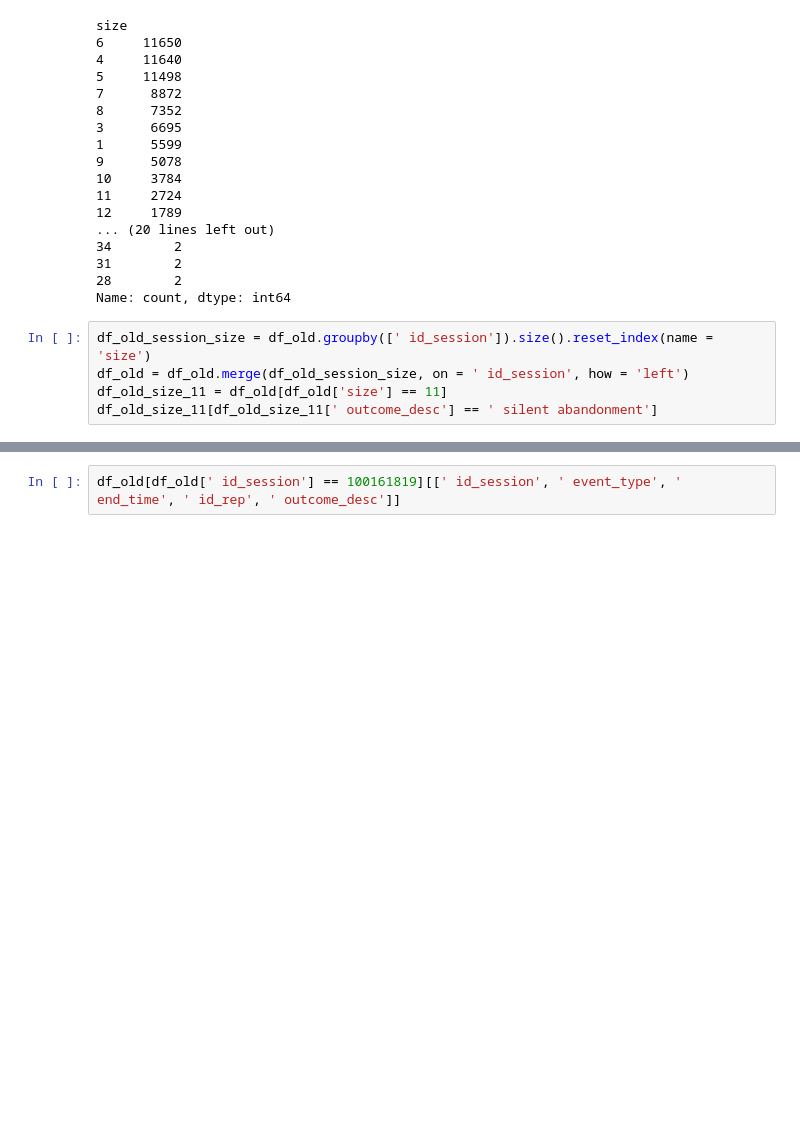
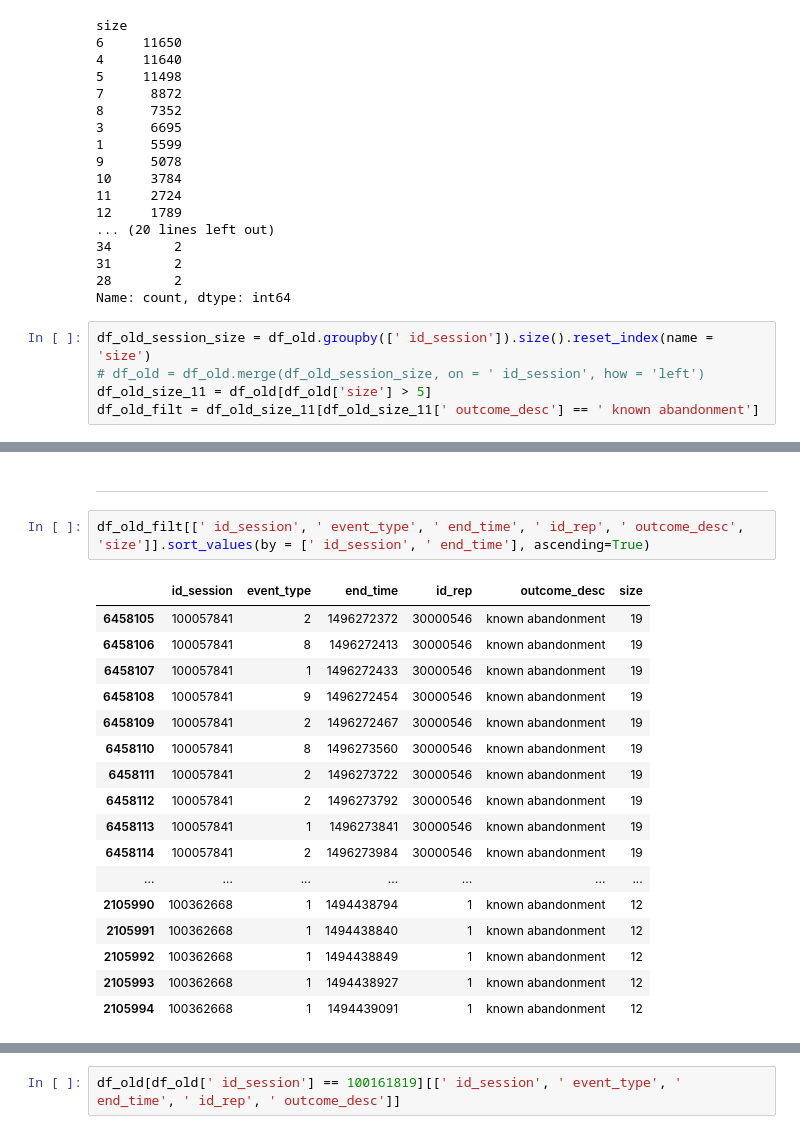
Before and after one commit to TamirS94/Service-system-research, a Jupyter notebook: Choiceset_error_analysis.ipynb, the cells around one changed output, grey strips where cells are left out. Cells and saved outputs as stored; diff of their text form; blank space fills up the shorter version.

```diff
--- a/Choiceset_error_analysis.ipynb
+++ b/Choiceset_error_analysis.ipynb
@@ -302,6 +304,6 @@ size
 Name: count, dtype: int64
 # %%
 df_old_session_size = df_old.groupby([' id_session']).size().reset_index(name = 'size')
-df_old = df_old.merge(df_old_session_size, on = ' id_session', how = 'left')
-df_old_size_11 = df_old[df_old['size'] == 11]
-df_old_size_11[df_old_size_11[' outcome_desc'] == ' silent abandonment']
+# df_old = df_old.merge(df_old_session_size, on = ' id_session', how = 'left')
+df_old_size_11 = df_old[df_old['size'] > 5]
+df_old_filt = df_old_size_11[df_old_size_11[' outcome_desc'] == ' known abandonment']
@@ -321,0 +310,22 @@ df_old_size_11[df_old_size_11[' outcome_desc'] == ' silent abandonment']
+# %% [markdown]
+--------------------------
+# %%
+df_old_filt[[' id_session', ' event_type', ' end_time', ' id_rep', ' outcome_desc', 'size']].sort_values(by = [' id_session', ' end_time'], ascending=True)
+# %% [output]
+|  | id_session | event_type | end_time | id_rep | outcome_desc | size |
+| 6458105 | 100057841 | 2 | 1496272372 | 30000546 | known abandonment | 19 |
+| 6458106 | 100057841 | 8 | 1496272413 | 30000546 | known abandonment | 19 |
+| 6458107 | 100057841 | 1 | 1496272433 | 30000546 | known abandonment | 19 |
+| 6458108 | 100057841 | 9 | 1496272454 | 30000546 | known abandonment | 19 |
+| 6458109 | 100057841 | 2 | 1496272467 | 30000546 | known abandonment | 19 |
+| 6458110 | 100057841 | 8 | 1496273560 | 30000546 | known abandonment | 19 |
+| 6458111 | 100057841 | 2 | 1496273722 | 30000546 | known abandonment | 19 |
+| 6458112 | 100057841 | 2 | 1496273792 | 30000546 | known abandonment | 19 |
+| 6458113 | 100057841 | 1 | 1496273841 | 30000546 | known abandonment | 19 |
+| 6458114 | 100057841 | 2 | 1496273984 | 30000546 | known abandonment | 19 |
+| ... | ... | ... | ... | ... | ... | ... |
+| 2105990 | 100362668 | 1 | 1494438794 | 1 | known abandonment | 12 |
+| 2105991 | 100362668 | 1 | 1494438840 | 1 | known abandonment | 12 |
+| 2105992 | 100362668 | 1 | 1494438849 | 1 | known abandonment | 12 |
+| 2105993 | 100362668 | 1 | 1494438927 | 1 | known abandonment | 12 |
+| 2105994 | 100362668 | 1 | 1494439091 | 1 | known abandonment | 12 |
```
Also changed, not shown: parts of 10 cells of this notebook, 1 other file.
